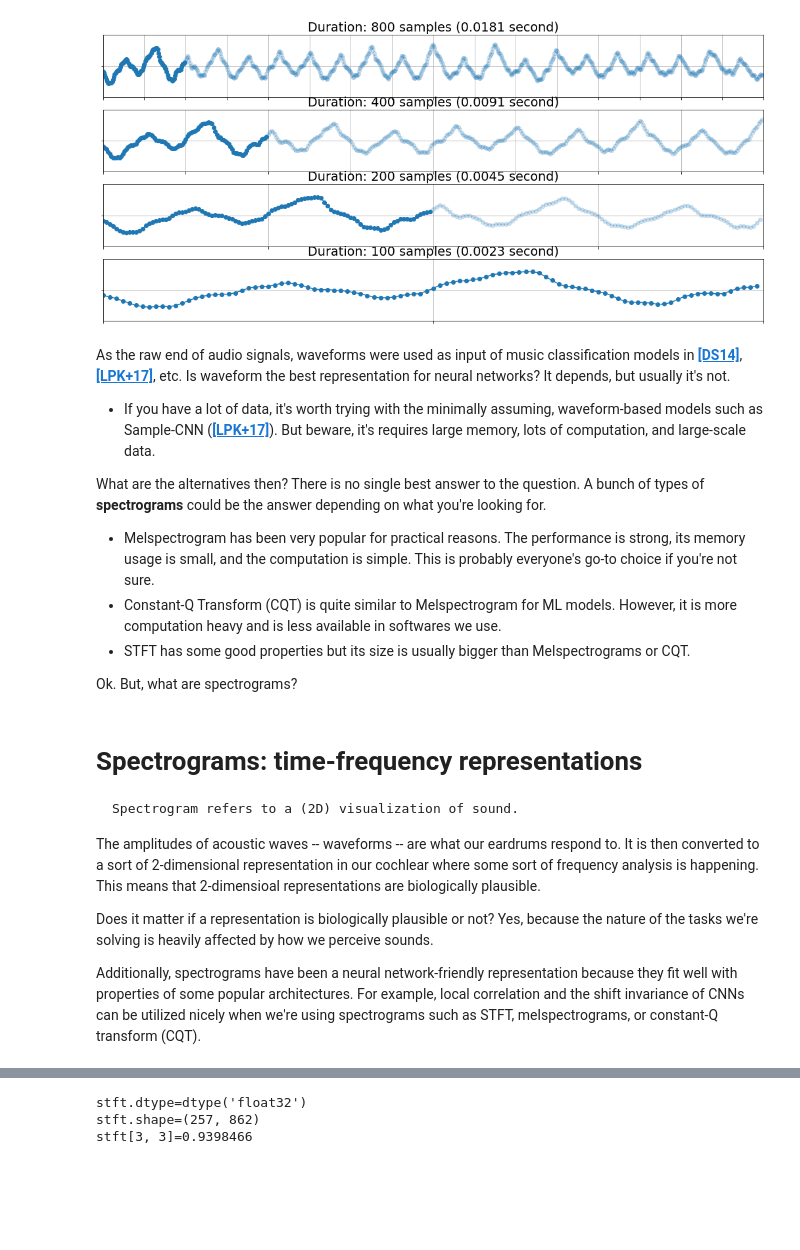
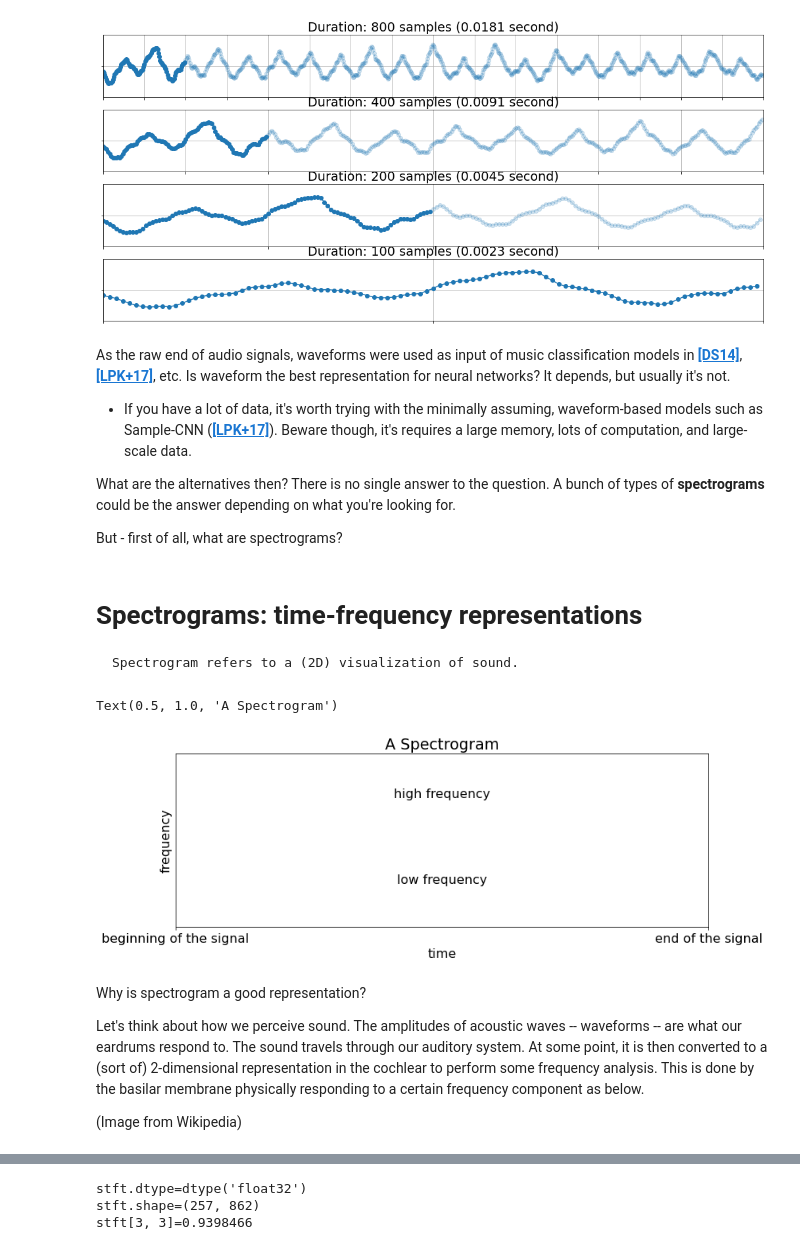
Before and after one commit to music-classification/tutorial, a Jupyter notebook: book/part2_basics/input-representations.ipynb, the cells around one changed output, grey strips where cells are left out. Saved outputs shown, nothing was run; the diff lists cells and outputs as text; code cells hidden in the pictures; blank space fills up the shorter version.

````diff
--- a/book/part2_basics/input-representations.ipynb
+++ b/book/part2_basics/input-representations.ipynb
@@ -91,28 +96,35 @@ plt.ylim([-0.5, 0.5]);
 As the raw end of audio signals, waveforms were used as input of music classification models in [**[DS14]**](https://ieeexplore.ieee.org/abstract/document/6854950), [**[LPK+17]**](https://arxiv.org/abs/1703.01789), etc.
 Is waveform the best representation for neural networks? It depends, but usually it's not.
 
-  - If you have a lot of data, it's worth trying with the minimally assuming, waveform-based models such as Sample-CNN ([**[LPK+17]**](https://arxiv.org/abs/1703.01789)). But beware, it's requires large memory, lots of computation, and large-scale data.
+  - If you have a lot of data, it's worth trying with the minimally assuming, waveform-based models such as Sample-CNN ([**[LPK+17]**](https://arxiv.org/abs/1703.01789)). Beware though, it's requires a large memory, lots of computation, and large-scale data.
 
-What are the alternatives then? There is no single best answer to the question. A bunch of types of **spectrograms** could be the answer depending on what you're looking for.
+What are the alternatives then? There is no single answer to the question. A bunch of types of **spectrograms** could be the answer depending on what you're looking for.
 
-  - Melspectrogram has been very popular for practical reasons. The performance is strong, its memory usage is small, and the computation is simple. This is probably everyone's go-to choice if you're not sure.
-  - Constant-Q Transform (CQT) is quite similar to Melspectrogram for ML models. However, it is more computation heavy and is less available in softwares we use.
-  - STFT has some good properties but its size is usually bigger than Melspectrograms or CQT.
-
-
-Ok. But, what are spectrograms?
+But - first of all, what are spectrograms?
-# %% [markdown]
-# Spectrograms: time-frequency representations
-
-
-
-```{note}
-Spectrogram refers to a (2D) visualization of sound.
-```
-
-The amplitudes of acoustic waves -- waveforms --  are what our eardrums respond to. It is then converted to a sort of 2-dimensional representation in our cochlear where some sort of frequency analysis is happening.
-This means that 2-dimensioal representations are biologically plausible.
-
-Does it matter if a representation is biologically plausible or not? Yes, because the nature of the tasks we're solving is heavily affected by how we perceive sounds.
-
-Additionally, spectrograms have been a neural network-friendly representation because they fit well with properties of some popular architectures. For example, local correlation and the shift invariance of CNNs can be utilized nicely when we're using spectrograms such as STFT, melspectrograms, or constant-Q transform (CQT).
+# %% [markdown]
+# Spectrograms: time-frequency representations
+
+
+```{note}
+Spectrogram refers to a (2D) visualization of sound.
+```
+# %%
+plt.figure(figsize=(12, 4))
+plt.plot()
+plt.xlabel('time'); plt.ylabel('frequency')
+plt.xlim([-2, 2]); plt.ylim([-2, 2])
+plt.grid(False)
+plt.text(0, -1, 'low frequency', ha='center')
+plt.text(0, 1, 'high frequency', ha='center')
+plt.xticks([-2, 2], ['beginning of the signal', 'end of the signal']);plt.yticks([]);
+# plt.text(-2, -1.5, 'beginning of the signal')
+plt.title('A Spectrogram')
+# %% [output]
+Text(0.5, 1.0, 'A Spectrogram')
+[figure, added]
+# %% [markdown]
+Why is spectrogram a good representation?
+
+Let's think about how we perceive sound. The amplitudes of acoustic waves -- waveforms --  are what our eardrums respond to. The sound travels through our auditory system. At some point, it is then converted to a (sort of) 2-dimensional representation in the cochlear to perform some frequency analysis. This is done by the basilar membrane physically responding to a certain frequency component as below.
+
+(Image from Wikipedia)
````
Also changed, not shown: parts of 12 cells of this notebook, 1 other file.
